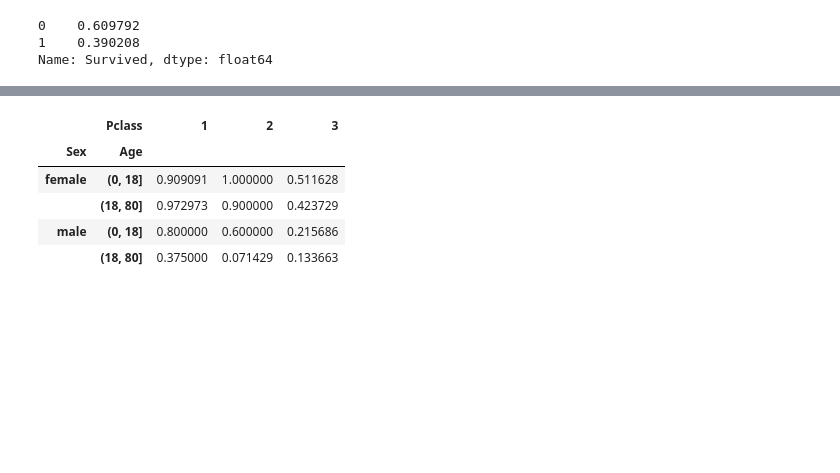
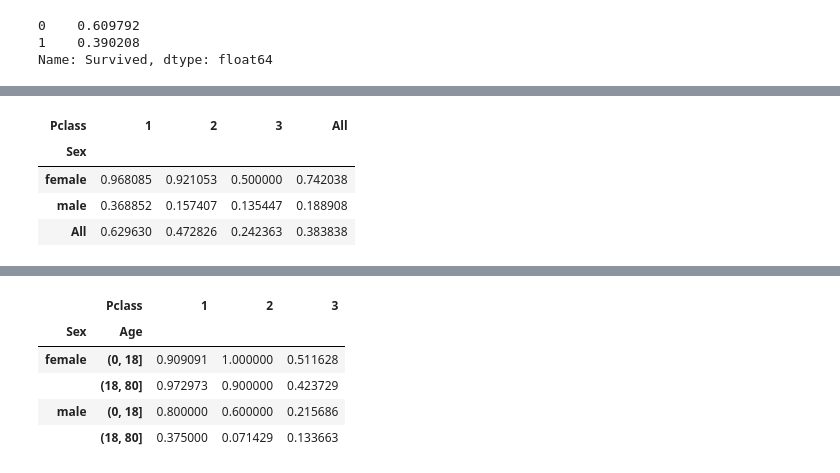
Before and after one commit to chengjun/mybook, a Jupyter notebook: _build/jupyter_execute/08-07-analyzing-titanic-dataset.ipynb, the cells around one changed output, grey strips where cells are left out. Drawn from its saved outputs; the diff is of its cells as text; code cells hidden in the pictures; blank space fills up the shorter version.

```diff
--- a/_build/jupyter_execute/08-07-analyzing-titanic-dataset.ipynb
+++ b/_build/jupyter_execute/08-07-analyzing-titanic-dataset.ipynb
@@ -173,0 +225,8 @@ Name: Survived, dtype: float64
+# %%
+pd.crosstab(train['Sex'],train['Pclass'], values=train['Survived'], aggfunc=np.average, margins=True)
+# %% [output]
+| Pclass | 1 | 2 | 3 | All |
+| Sex |  |  |  |  |
+| female | 0.968085 | 0.921053 | 0.500000 | 0.742038 |
+| male | 0.368852 | 0.157407 | 0.135447 | 0.188908 |
+| All | 0.629630 | 0.472826 | 0.242363 | 0.383838 |
```
Also changed, not shown: parts of 10 cells of this notebook, 32 other files.
